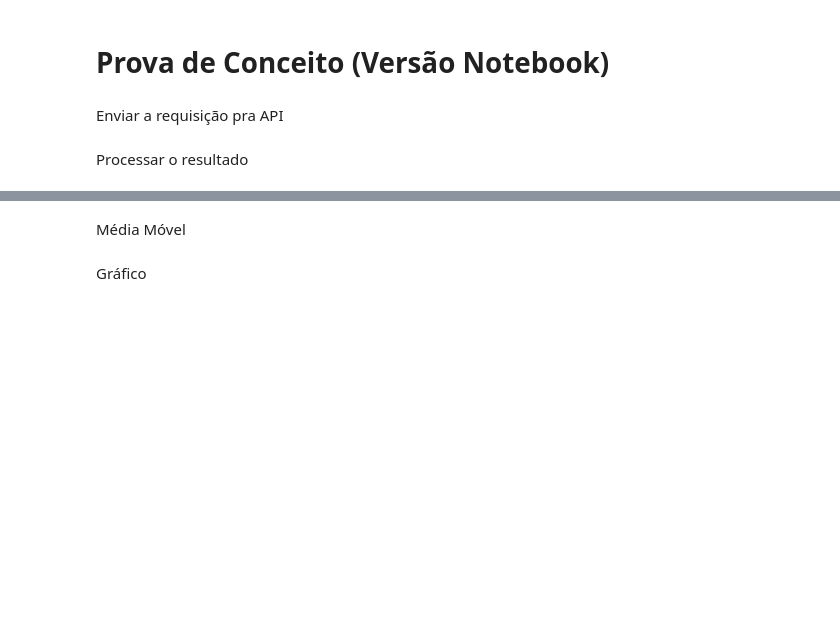
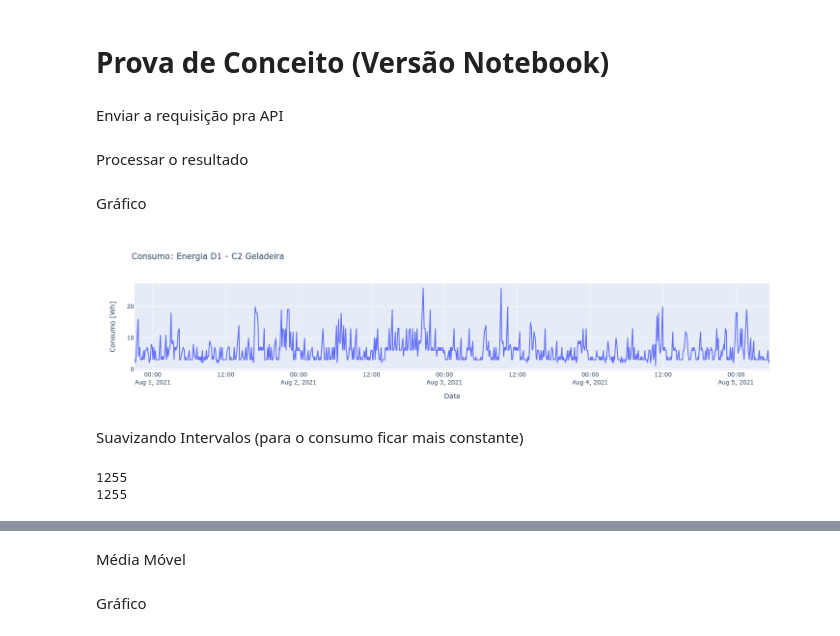
Before and after one commit to gitoso-College-Projects-ITA-2021/HID-65-CATALAN, a Jupyter notebook: notebooks/PoC.ipynb, the cells around one changed output, grey strips where cells are left out. Cells and saved outputs as stored; diff of their text form; code cells hidden in the pictures; blank space fills up the shorter version.

```diff
--- a/notebooks/PoC.ipynb
+++ b/notebooks/PoC.ipynb
@@ -35,3 +36,38 @@ for raw_measure in raw_measures:
     measures.append(raw_measure['measure'])
     measures_time.append(datetime.fromtimestamp(raw_measure['measure_unixtime']))
     measures_accumulated.append(raw_measure['measure_accumulated'])
+# %% [markdown]
+Gráfico
+# %%
+fig = px.line(x=measures_time, y=measures, title=f'Consumo: {data["device_name"]}')
+fig.update_xaxes(title="Data")
+fig.update_yaxes(title="Consumo [Wh]")
+fig.show()
+# %% [output]
+[figure, added]
+# %% [markdown]
+Suavizando Intervalos (para o consumo ficar mais constante)
+# %%
+measures_smooth = []
+measures_time_smooth = []
+measures_accumulated_smooth = []
+
+measures_smooth.append(measures[0])
+measures_time_smooth.append(measures_time[0])
+measures_accumulated_smooth.append(measures_accumulated[0])
+
+for i in range(1,len(measures)):
+    delta_time_minutes = round((measures_time[i] - measures_time[i-1]).total_seconds() / 60)
+
+    if delta_time_minutes > 5:
+        multiplier = round(delta_time_minutes / 5)
+        for j in range(multiplier):
+            measures_smooth.append(measures[i] / multiplier)
+            measures_time_smooth.append(measures_time[i-1] + timedelta(minutes=(j+1)*5))
+        pass
+    else:
+        measures_smooth.append(measures[i])
+        measures_time_smooth.append(measures_time[i])
+# %% [output]
+1255
+1255
```
Also changed, not shown: parts of 4 cells of this notebook.
